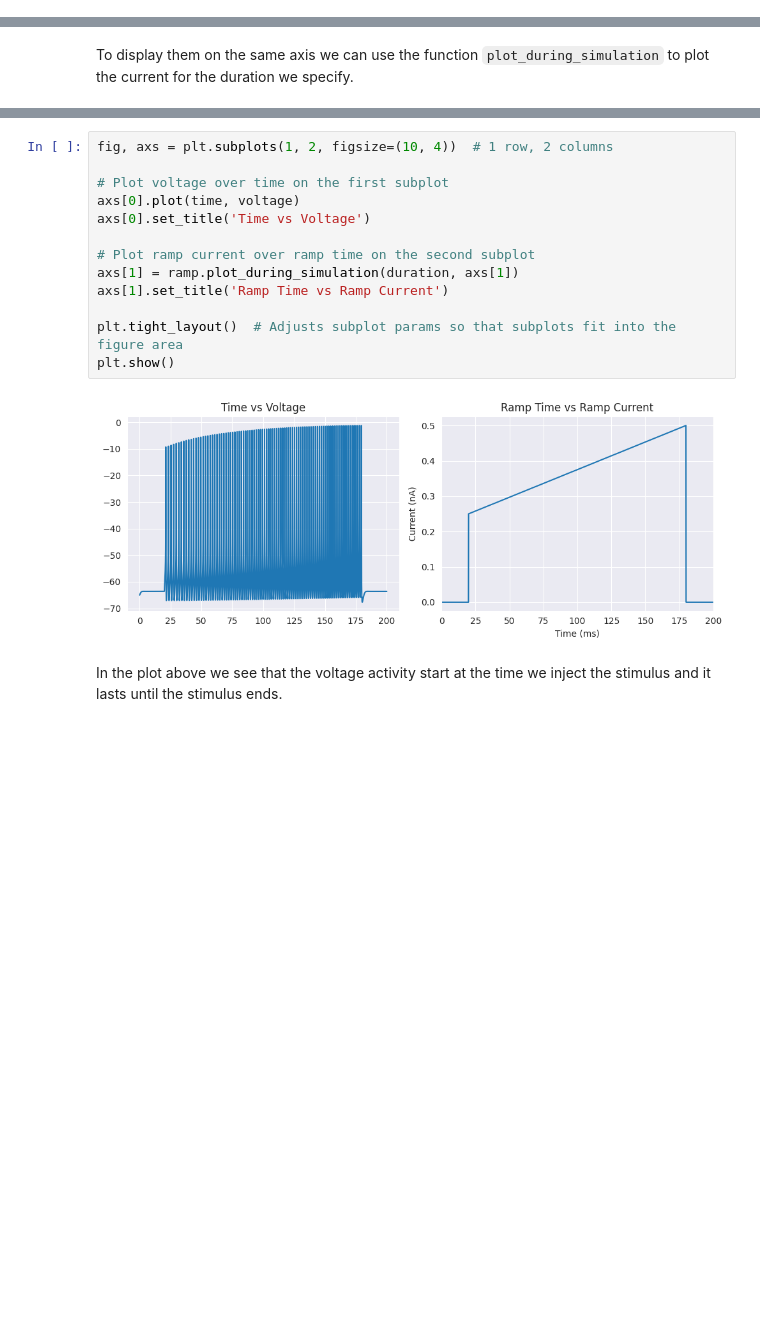
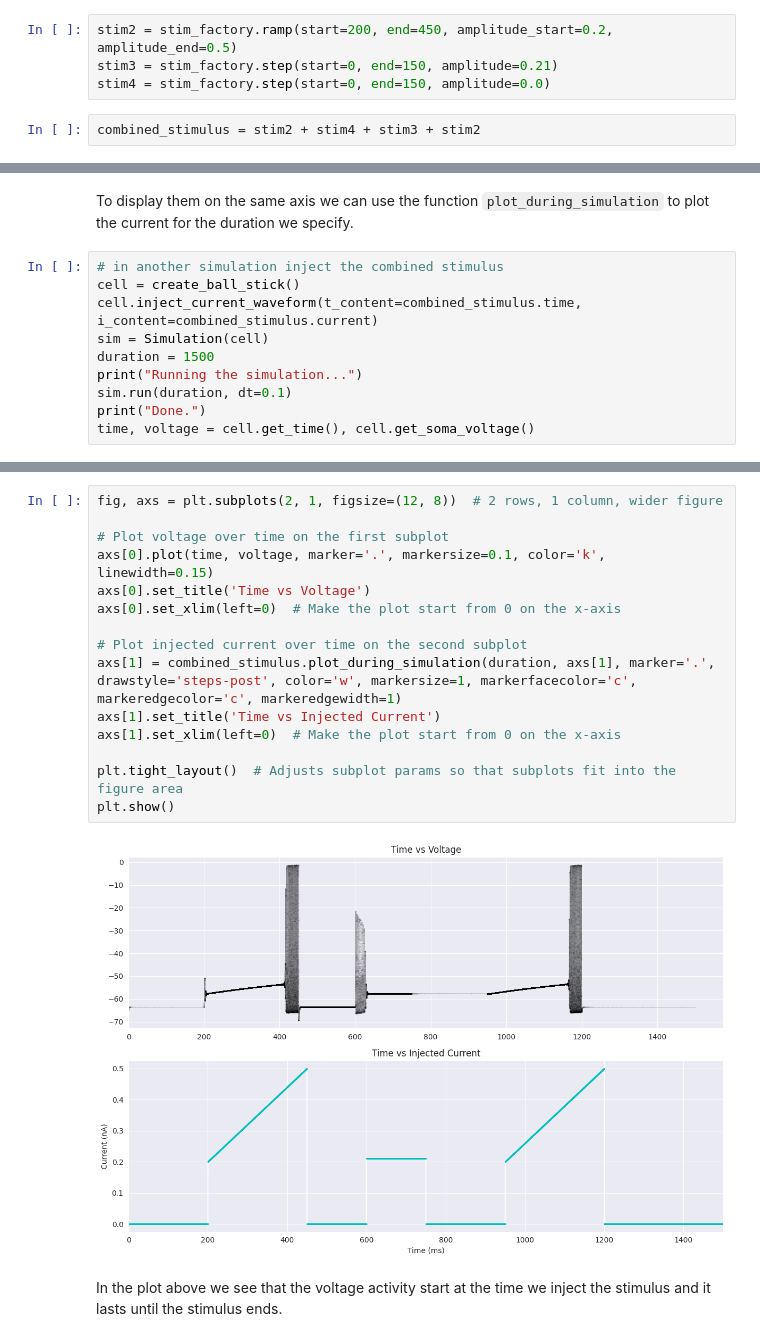
Before and after one commit to BlueBrain/BlueCelluLab, a Jupyter notebook: examples/5-stimuli/stimuli.ipynb, the cells around one changed output, grey strips where cells are left out. Saved outputs shown, nothing was run; the diff lists cells and outputs as text; blank space fills up the shorter version.

```diff
--- a/examples/5-stimuli/stimuli.ipynb
+++ b/examples/5-stimuli/stimuli.ipynb
@@ -94,0 +102,6 @@ len(apwaveform)
+# %%
+stim2 = stim_factory.ramp(start=200, end=450, amplitude_start=0.2, amplitude_end=0.5)
+stim3 = stim_factory.step(start=0, end=150, amplitude=0.21)
+stim4 = stim_factory.step(start=0, end=150, amplitude=0.0)
+# %%
+combined_stimulus = stim2 + stim4 + stim3 + stim2
@@ -140,2 +121,12 @@ plt.show()
 # %% [markdown]
 To display them on the same axis we can use the function `plot_during_simulation` to plot the current for the duration we specify.
+# %%
+# in another simulation inject the combined stimulus
+cell = create_ball_stick()
+cell.inject_current_waveform(t_content=combined_stimulus.time, i_content=combined_stimulus.current)
+sim = Simulation(cell)
+duration = 1500
+print("Running the simulation...")
+sim.run(duration, dt=0.1)
+print("Done.")
+time, voltage = cell.get_time(), cell.get_soma_voltage()
@@ -142,18 +137,20 @@ To display them on the same axis we can use the function `plot_during_simulation
 # %%
-fig, axs = plt.subplots(1, 2, figsize=(10, 4))  # 1 row, 2 columns
+fig, axs = plt.subplots(2, 1, figsize=(12, 8))  # 2 rows, 1 column, wider figure
 
 # Plot voltage over time on the first subplot
-axs[0].plot(time, voltage)
+axs[0].plot(time, voltage, marker='.', markersize=0.1, color='k', linewidth=0.15)
 axs[0].set_title('Time vs Voltage')
+axs[0].set_xlim(left=0)  # Make the plot start from 0 on the x-axis
 
-# Plot ramp current over ramp time on the second subplot
-axs[1] = ramp.plot_during_simulation(duration, axs[1])
-axs[1].set_title('Ramp Time vs Ramp Current')
+# Plot injected current over time on the second subplot
+axs[1] = combined_stimulus.plot_during_simulation(duration, axs[1], marker='.', drawstyle='steps-post', color='w', markersize=1, markerfacecolor='c', markeredgecolor='c', markeredgewidth=1)
+axs[1].set_title('Time vs Injected Current')
+axs[1].set_xlim(left=0)  # Make the plot start from 0 on the x-axis
 
 plt.tight_layout()  # Adjusts subplot params so that subplots fit into the figure area
 plt.show()
 # %% [output]
-[figure, old version]
+[figure, new version]
 # %% [markdown]
 In the plot above we see that the voltage activity start at the time we inject the stimulus and it lasts until the stimulus ends.
 # %% [markdown]
```
Also changed, not shown: parts of 12 cells of this notebook, 1 other file.
